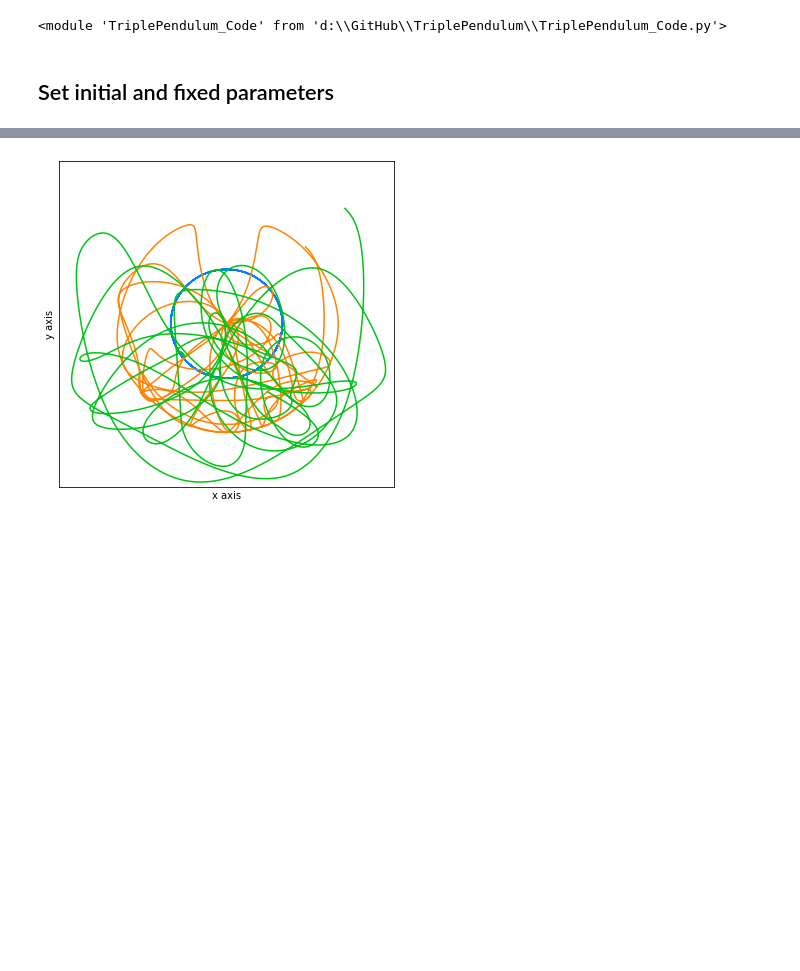
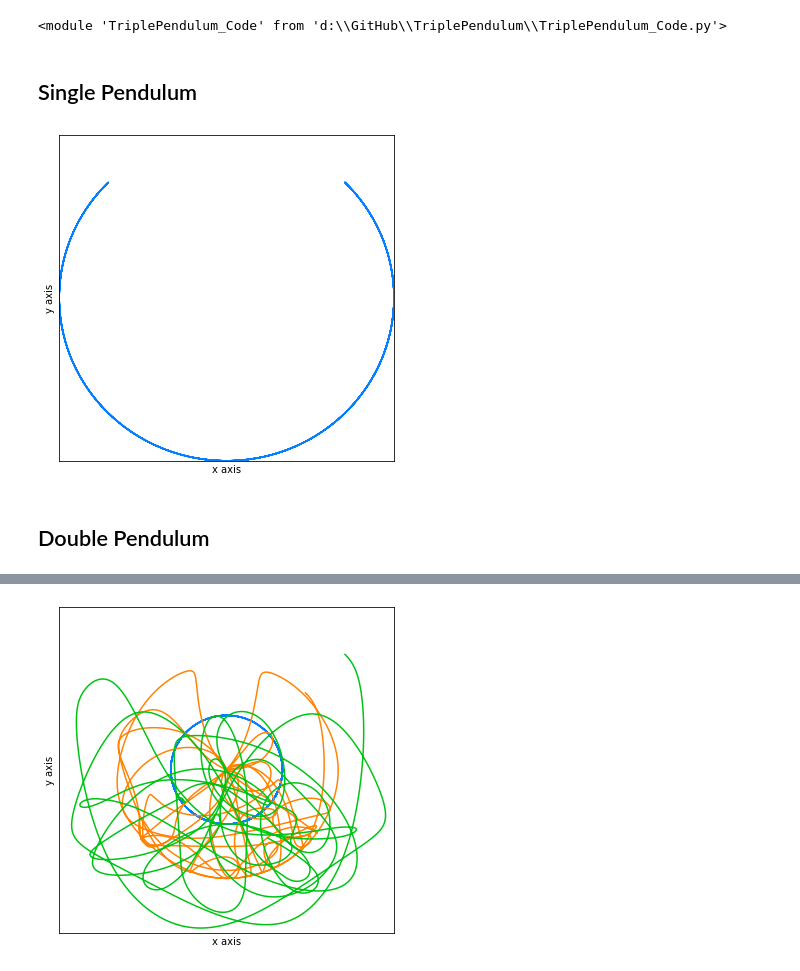
Before and after one commit to niklai99/TriplePendulum, a Jupyter notebook: TriplePendulum_Notebook.ipynb, the cells around one changed output, grey strips where cells are left out. Drawn from its saved outputs; the diff is of its cells as text; code cells hidden in the pictures; blank space fills up the shorter version.

Commit message:
Added some plots

```diff
--- a/TriplePendulum_Notebook.ipynb
+++ b/TriplePendulum_Notebook.ipynb
@@ -25,5 +29,37 @@ import TriplePendulum_Code as tp
 importlib.reload(tp)
 # %% [output]
 <module 'TriplePendulum_Code' from 'd:\\GitHub\\TriplePendulum\\TriplePendulum_Code.py'>
-# %% [markdown]
-## Set initial and fixed parameters
+# %% [markdown]
+## Single Pendulum
+# %%
+n = 1
+
+# Time grid (starting time, ending time, interval)
+t = np.linspace(0, 10, 10000) # (s)
+
+# Initial positions (if scalar->applies to all mass points, if vector->make sure its length is n)
+ip = 135 # (deg)
+
+# Initial velocities (if scalar->applies to all mass points, if vector->make sure its length is n)
+iv = 0 # (deg/s)
+
+# Lenghts of the segments (if scalar->applies to all segments, if vector->make sure its length is n)
+l = 1 # (m)
+
+# Masses of the points (if scalar->applies to all mass points, if vector->make sure its length is n)
+m = 1 # (kg)
+# %%
+# Call function in module "TriplePendulum_Code" to integrate the system's equations of motion
+p = tp.integrate_pendulum(n=n, times=t, initial_positions=ip, initial_velocities=iv, lengths=l, masses=m)
+
+# Call function in module "TriplePendulum_Code" to get (x, y) coordinates from generalized coordinates
+x, y = tp.get_xy_coords(p)
+# %%
+# Call function in module "TriplePendulum_Code" to show the trajectories of each mass point
+fig = tp.make_plot(x, y)
+
+#fig.savefig('./Images/SinglePendulumTrajectory.png', dpi = 300, facecolor = 'white')
+# %% [output]
+[figure, added]
+# %% [markdown]
+## Double Pendulum
```
Also changed, not shown: parts of 10 cells of this notebook, 5 other files.
